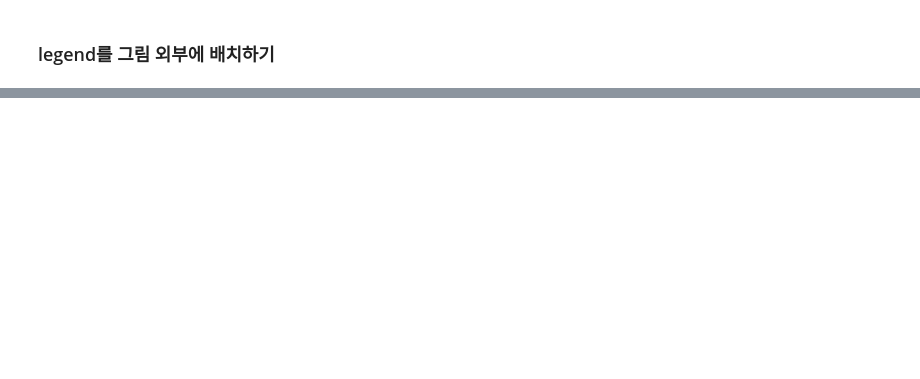
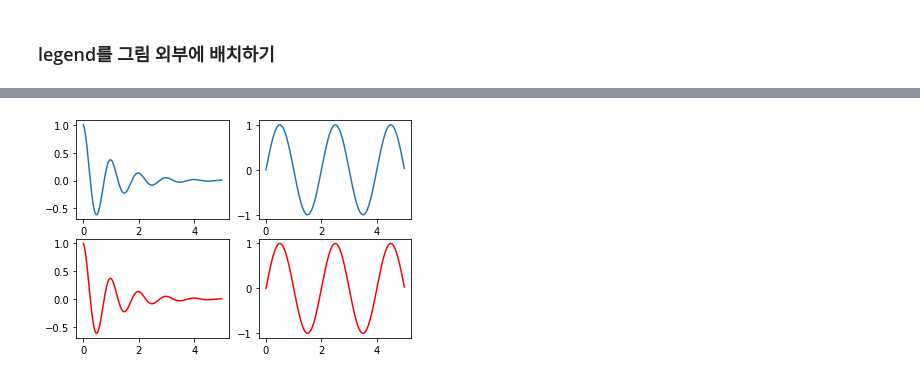
Before and after one commit to jiseon0516/pdm19, a Jupyter notebook: py-graphics/matplotlib_2_style_subplots.ipynb, the cells around one changed output, grey strips where cells are left out. Drawn from its saved outputs; the diff is of its cells as text; code cells hidden in the pictures; blank space fills up the shorter version.

```diff
--- a/py-graphics/matplotlib_2_style_subplots.ipynb
+++ b/py-graphics/matplotlib_2_style_subplots.ipynb
@@ -61,28 +92,32 @@ plt.show()
 # %%
 # import numpy as np
 # import matplotlib.pyplot as plt
-# plt.subplot -> single axis
+# plt.subplot -> single axis: 하나의 축에 하나의 그래프를 그림
 
-def f(t):
+def f(t): #cos 함수가 x축이 양의 방향으로 갈수록 작아지는 그래프 // t가 0부터 5까지 변함에 따라 진폭이 작아지는 cos 함수
     return np.exp(-t) * np.cos(2*np.pi*t)
 
-def g(t):
+def g(t): #sin 함수
     return np.sin(np.pi*t)
 
+#x축 값 설정
 t1 = np.arange(0.0, 5.0, 0.01)
 t2 = np.arange(0.0, 5.0, 0.01)
 
-plt.subplot(221)
+#plt.subplot(221) = plt.subplot(2,2,1)
+plt.subplot(221) #2x2, 왼쪽 상단에 위치
 plt.plot(t1, f(t1))
 
-plt.subplot(222)
+plt.subplot(222) #2x2, 오른쪽 상단에 위치
 plt.plot(t2, g(t2))
 
-plt.subplot(223)
+plt.subplot(2,2,3) #2x2, 빨간색 실선으로 왼쪽 하단에 위치
 plt.plot(t1, f(t1), 'r-')
 
-plt.subplot(224)
+plt.subplot(2,2,4) #2x2, 빨간색 실선으로 오른쪽 하단에 위치
 plt.plot(t2, g(t2), 'r-')
 
 plt.show()
+# %% [output]
+[figure, added]
 # %%
```
Also changed, not shown: parts of 9 cells of this notebook.
